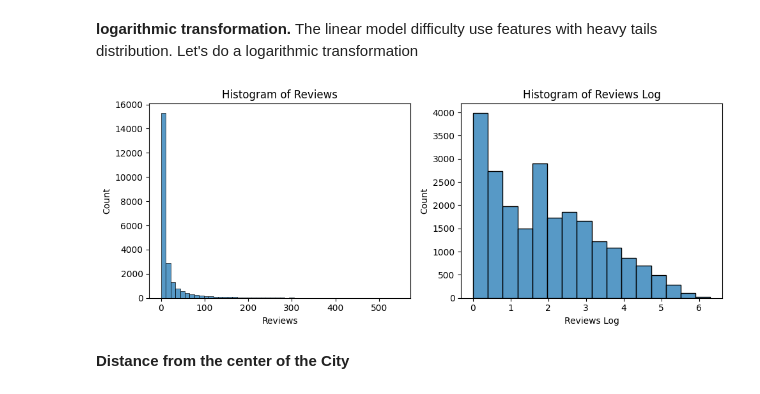
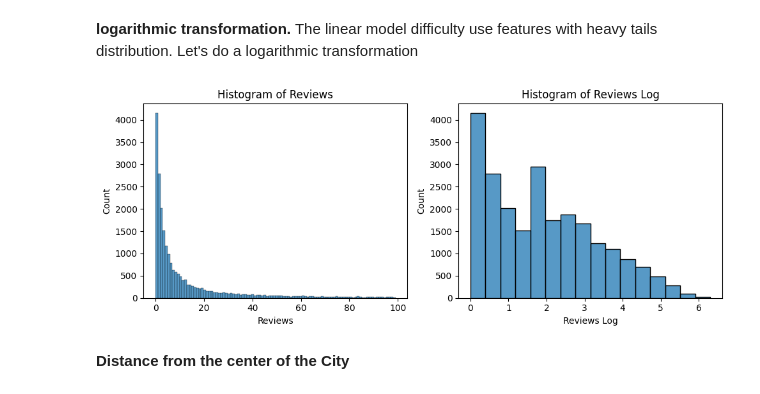
Before and after one commit to IlyaZutler/Cancer-Data, a Jupyter notebook: 6 Data Cleansing & Feature Engineering.ipynb, the cells around one changed output. Saved outputs shown, nothing was run; the diff lists cells and outputs as text; code cells hidden in the pictures.

```diff
--- a/6 Data Cleansing & Feature Engineering.ipynb
+++ b/6 Data Cleansing & Feature Engineering.ipynb
@@ -497,16 +497,16 @@ apartments['Reviews Log'] = np.log1p(apartments['Reviews'])
 # %%
 fig, axes = plt.subplots(1, 2, figsize=(10, 4))
 
 # Plotting the first and second histogram
-sns.histplot(apartments['Reviews'], bins=50, ax=axes[0])
+sns.histplot(apartments[apartments['Reviews']<100] ['Reviews'], bins=100, ax=axes[0])
 axes[0].set_title('Histogram of Reviews')
 sns.histplot(apartments['Reviews Log'], bins=16, ax=axes[1])
 axes[1].set_title('Histogram of Reviews Log')
 
 plt.tight_layout()
 plt.show()
 # %% [output]
-[figure, old version]
+[figure, new version]
 # %% [markdown]
 **Distance from the center of the City**
 # %%
```
